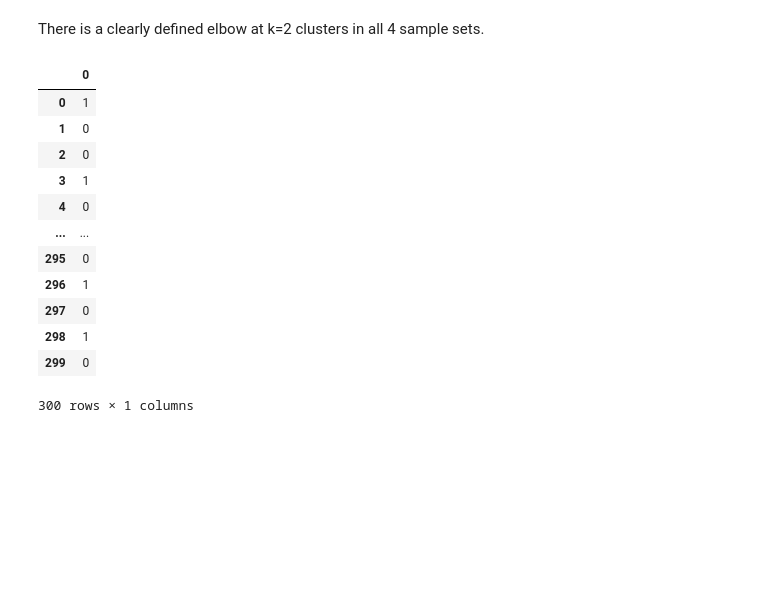
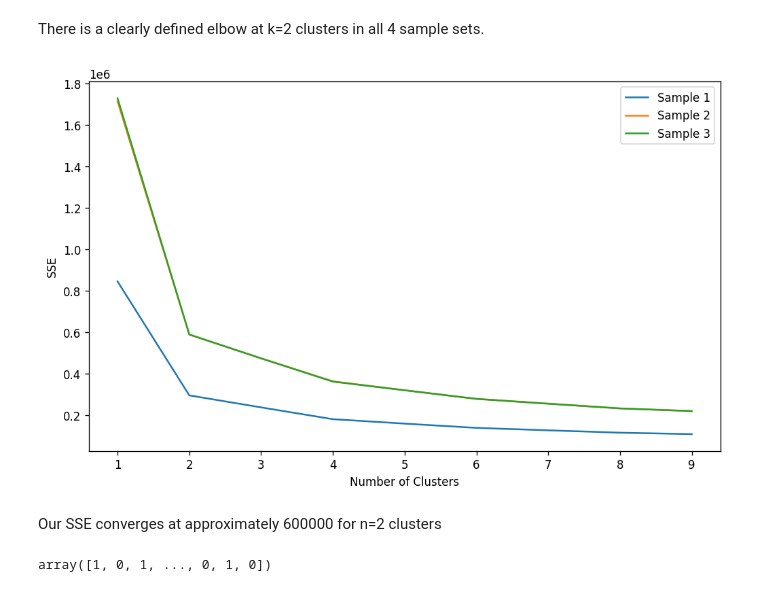
Before and after one commit to ScruffyTheMoose/TTT_ML, a Jupyter notebook: model_builds/kmeans_model.ipynb, the cells around one changed output. Drawn from its saved outputs; the diff is of its cells as text; code cells hidden in the pictures; blank space fills up the shorter version.

Commit message:
gen new data, retrain and retest kmeans model

```diff
--- a/model_builds/kmeans_model.ipynb
+++ b/model_builds/kmeans_model.ipynb
@@ -21,13 +22,13 @@ X_5 = data_5[[str(x) for x in range(1, 10)]].values
 X_7 = data_7[[str(x) for x in range(1, 10)]].values
 
 # putting the training data into a list so we can iteratively test models
-X = [X_1, X_3, X_5, X_7]
+A = [X_1, X_3, X_5, X_7]
 # %%
 # initializing our plot
 plt.figure(figsize=(10, 6), dpi=120)
 
 # iteratively building models to identify an 'elbow' in the chart so that we may more easily identify the appropriate number of clusters
-for i, df in enumerate(X):
+for i, df in enumerate(A):
     sse = dict()
     for k in range(1, 10):
         kmeans = KMeans(n_clusters=k, max_iter=2500).fit(df)
@@ -42,23 +43,43 @@ plt.show()
 [figure]
 # %% [markdown]
 There is a clearly defined elbow at k=2 clusters in all 4 sample sets.
-# %%
-kmeans_model = KMeans(n_clusters=2)
-kmeans_model.fit(X_5)
-kdf = pd.DataFrame(kmeans_model.predict(X_7))
-kdf
-# %% [output]
-|  | 0 |
-| 0 | 1 |
-| 1 | 0 |
-| 2 | 0 |
-| 3 | 1 |
-| 4 | 0 |
-| ... | ... |
-| 295 | 0 |
-| 296 | 1 |
-| 297 | 0 |
-| 298 | 1 |
-| 299 | 0 |
-300 rows × 1 columns
+# %%
+train_W = pd.read_csv("../data/5k_mixed.csv")
+train_X = pd.read_csv("../data/10k_mixed.csv")
+train_Z = pd.read_csv("../data/50k_mixed.csv")
+
+W = train_W[[str(x) for x in range(1, 10)]].values
+X = train_X[[str(x) for x in range(1, 10)]].values
+Z = train_Z[[str(x) for x in range(1, 10)]].values
+
+V = [W, X, Z]
+
+all_err = dict()
+
+plt.figure(figsize=(10, 6), dpi=120)
+for ct, d in enumerate(V):
+    sse = dict()
+    for i in range(1, 10):
+        kmeans = KMeans(n_clusters=i, max_iter=2500).fit(d)
+        sse[i] = kmeans.inertia_
+    plt.plot(list(sse.keys()), list(sse.values()), label=f"Sample {ct + 1}")
+    # sse["sum"] = sum(sse.values())
+    all_err[ct + 1] = sse
+plt.xlabel("Number of Clusters")
+plt.ylabel("SSE")
+plt.legend(loc="upper right")
+plt.show()
+# %% [output]
+[figure, added]
+# %% [markdown]
+Our SSE converges at approximately 600000 for n=2 clusters
+# %%
+# training the model to save using the largest dataset
+model = KMeans(n_clusters=2)
+model.fit(Z)
+
+# verifying that the model works before saving
+model.predict(W)
+# %% [output]
+array([1, 0, 1, ..., 0, 1, 0])
 # %%
```
Also changed, not shown: parts of 2 cells of this notebook, 4 other files.
